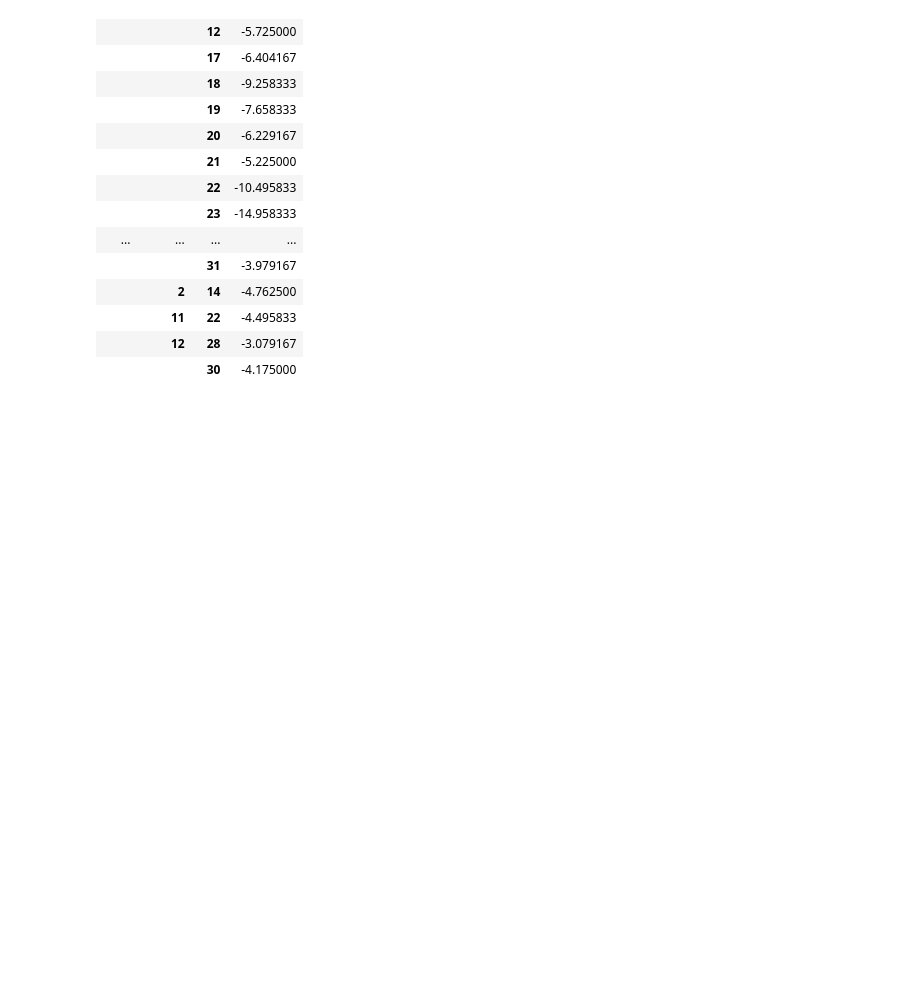
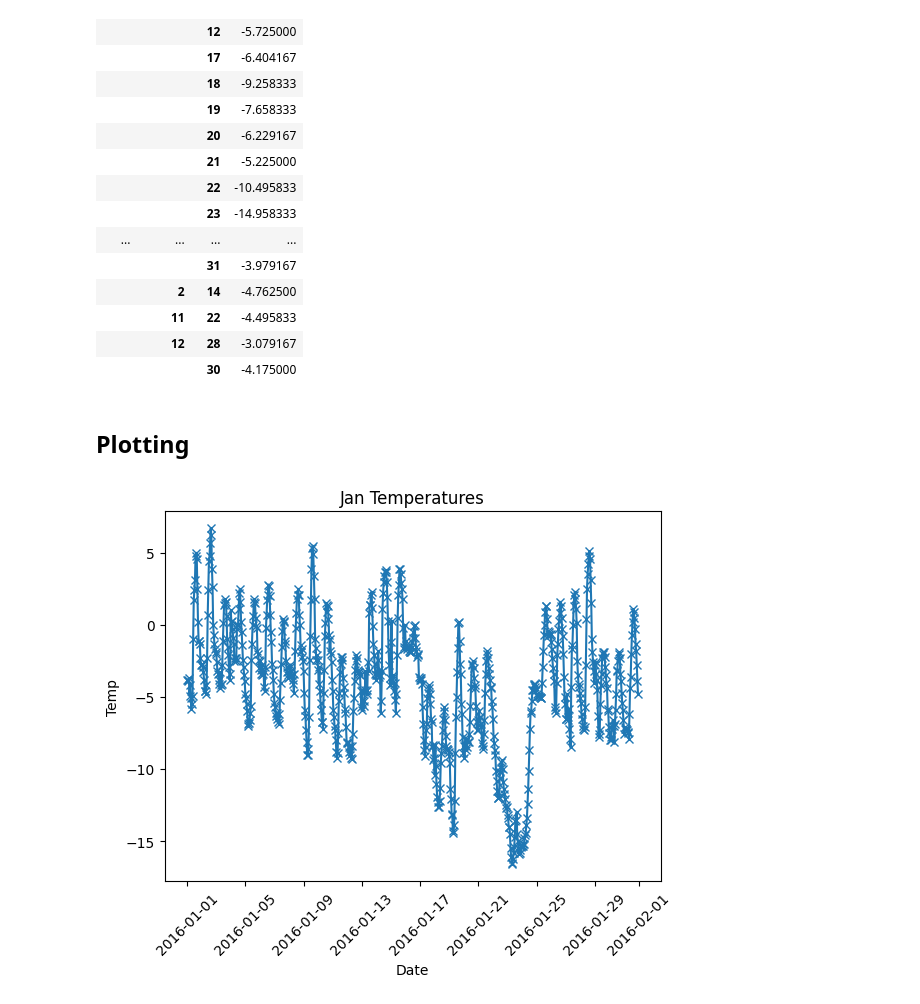
Before and after one commit to parvister/wander-py, a Jupyter notebook: interview-prep/cap-one/pandas_review.ipynb, the cells around one changed output. Cells and saved outputs as stored; diff of their text form; code cells hidden in the pictures; blank space fills up the shorter version.

Commit message:
adding visualization

```diff
--- a/interview-prep/cap-one/pandas_review.ipynb
+++ b/interview-prep/cap-one/pandas_review.ipynb
@@ -319,3 +319,24 @@ display(gdf)
 |  | 11 | 22 | -4.495833 |
 |  | 12 | 28 | -3.079167 |
 |  |  | 30 | -4.175000 |
+# %% [markdown]
+## Plotting
+# %%
+import matplotlib.pyplot as plt
+
+# linear plot of temperature
+vdf = df[(df['temp'].notnull()) & (df['year'] == 2016) & (df['month'] == 1)]
+# vdf = vdf[['year', 'month', 'day', 'hour', 'temp']].set_index(['year', 'month', 'day', 'hour'])
+vdf = vdf[['mdate', 'temp']].set_index('mdate')
+
+# df['temp'].plot(kind='line', title='Jan Temps')
+
+plt.plot(vdf.index, vdf['temp'], scalex=True, marker='x')
+plt.xticks(rotation=45)
+plt.xlabel('Date')
+plt.ylabel('Temp')
+plt.title('Jan Temperatures')
+
+plt.show()
+# %% [output]
+[figure, added]
```
